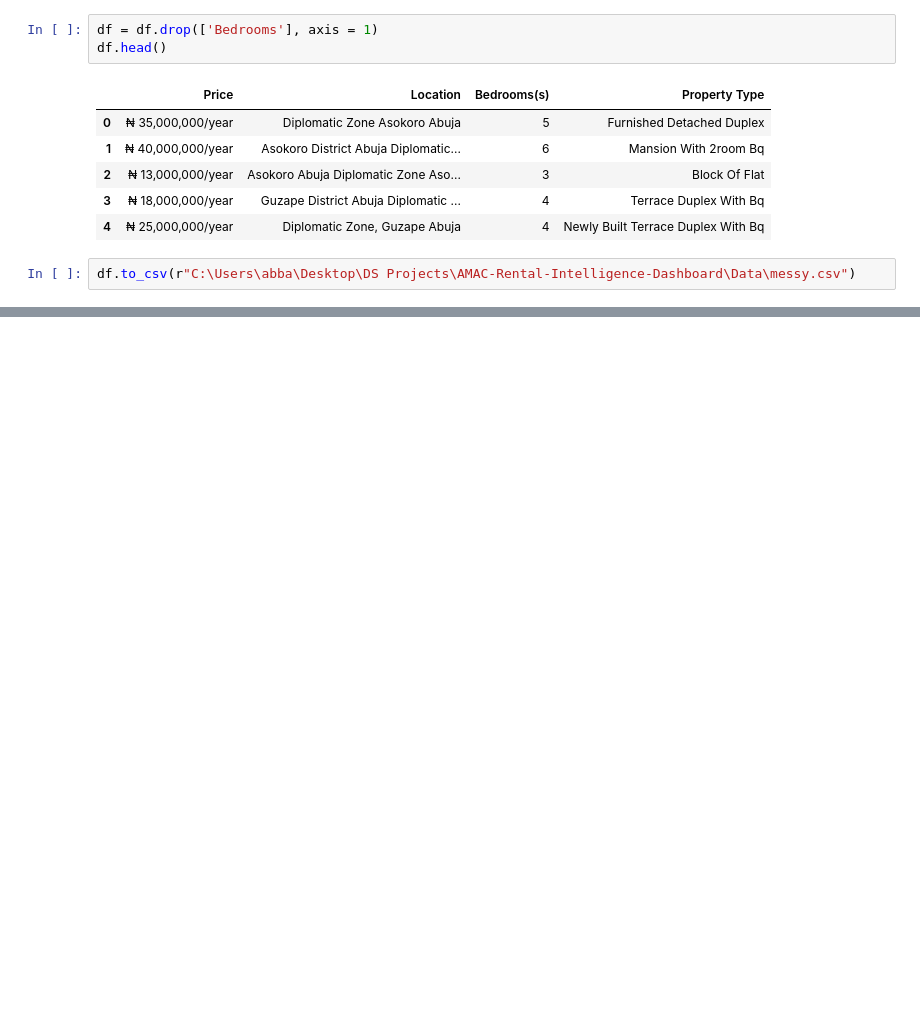
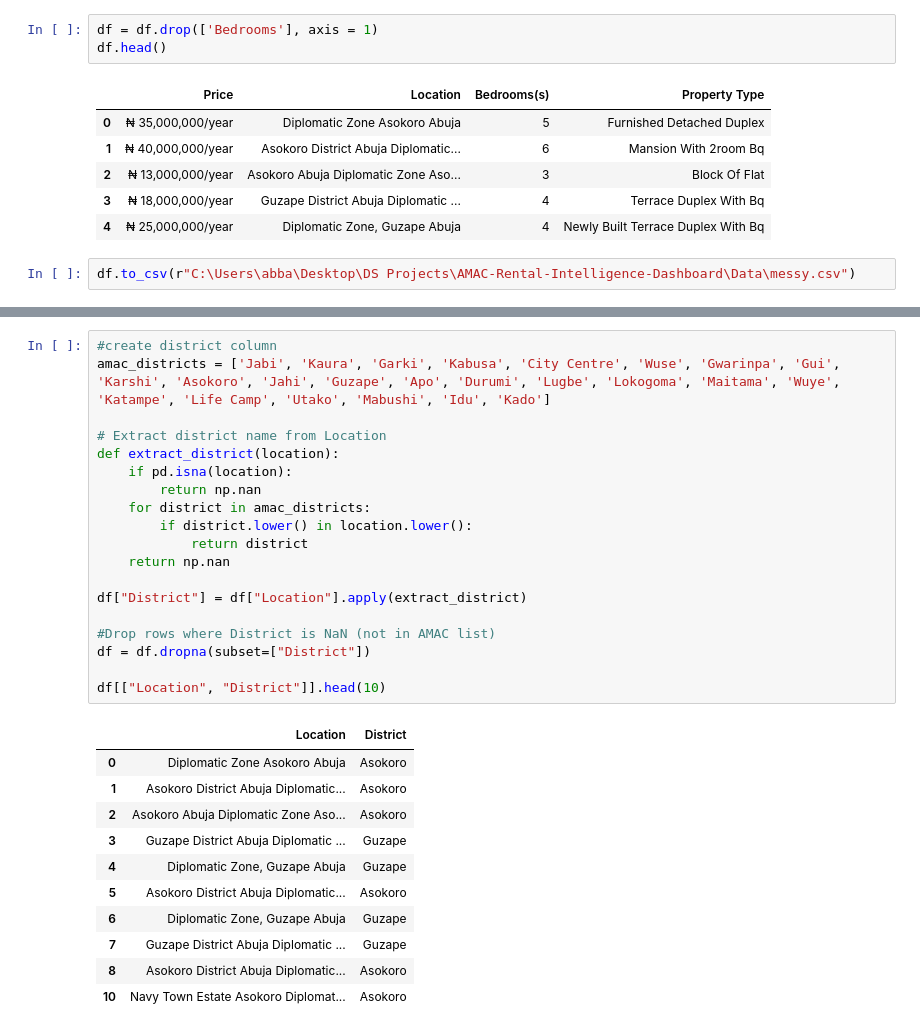
Before and after one commit to PROD-A33A/AMAC-Rental-Intelligence-Dashboard, a Jupyter notebook: Notebooks/data_cleaning_ppro.ipynb, the cells around one changed output, grey strips where cells are left out. Cells and saved outputs as stored; diff of their text form; blank space fills up the shorter version.

```diff
--- a/Notebooks/data_cleaning_ppro.ipynb
+++ b/Notebooks/data_cleaning_ppro.ipynb
@@ -93,0 +122,31 @@ df['Property Category'] =
+# %%
+#create district column
+amac_districts = ['Jabi', 'Kaura', 'Garki', 'Kabusa', 'City Centre', 'Wuse', 'Gwarinpa', 'Gui', 'Karshi', 'Asokoro', 'Jahi', 'Guzape', 'Apo', 'Durumi', 'Lugbe', 'Lokogoma', 'Maitama', 'Wuye', 'Katampe', 'Life Camp', 'Utako', 'Mabushi', 'Idu', 'Kado']
+
+# Extract district name from Location
+def extract_district(location):
+    if pd.isna(location):
+        return np.nan
+    for district in amac_districts:
+        if district.lower() in location.lower():
+            return district
+    return np.nan
+
+df["District"] = df["Location"].apply(extract_district)
+
+#Drop rows where District is NaN (not in AMAC list)
+df = df.dropna(subset=["District"])
+
+df[["Location", "District"]].head(10)
+# %% [output]
+|  | Location | District |
+| 0 | Diplomatic Zone Asokoro Abuja | Asokoro |
+| 1 | Asokoro District Abuja Diplomatic... | Asokoro |
+| 2 | Asokoro Abuja Diplomatic Zone Aso... | Asokoro |
+| 3 | Guzape District Abuja Diplomatic ... | Guzape |
+| 4 | Diplomatic Zone, Guzape Abuja | Guzape |
+| 5 | Asokoro District Abuja Diplomatic... | Asokoro |
+| 6 | Diplomatic Zone, Guzape Abuja | Guzape |
+| 7 | Guzape District Abuja Diplomatic ... | Guzape |
+| 8 | Asokoro District Abuja Diplomatic... | Asokoro |
+| 10 | Navy Town Estate Asokoro Diplomat... | Asokoro |
```
Also changed, not shown: parts of 18 cells of this notebook, 2 other files.
